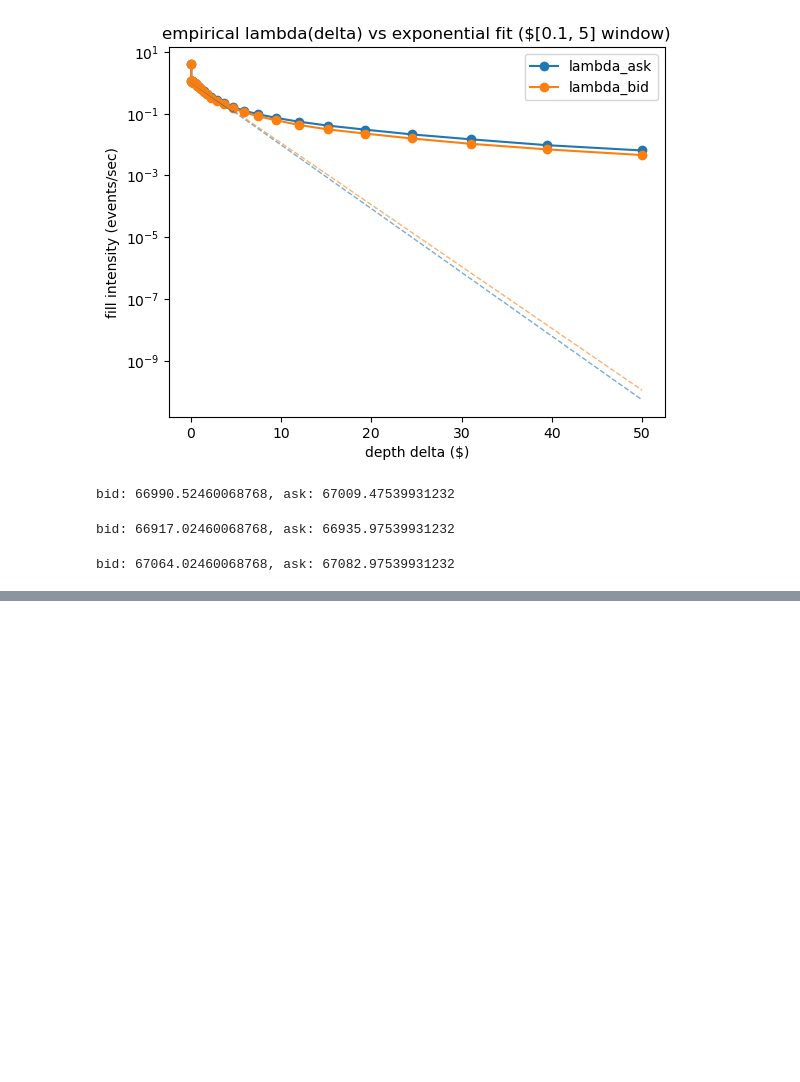
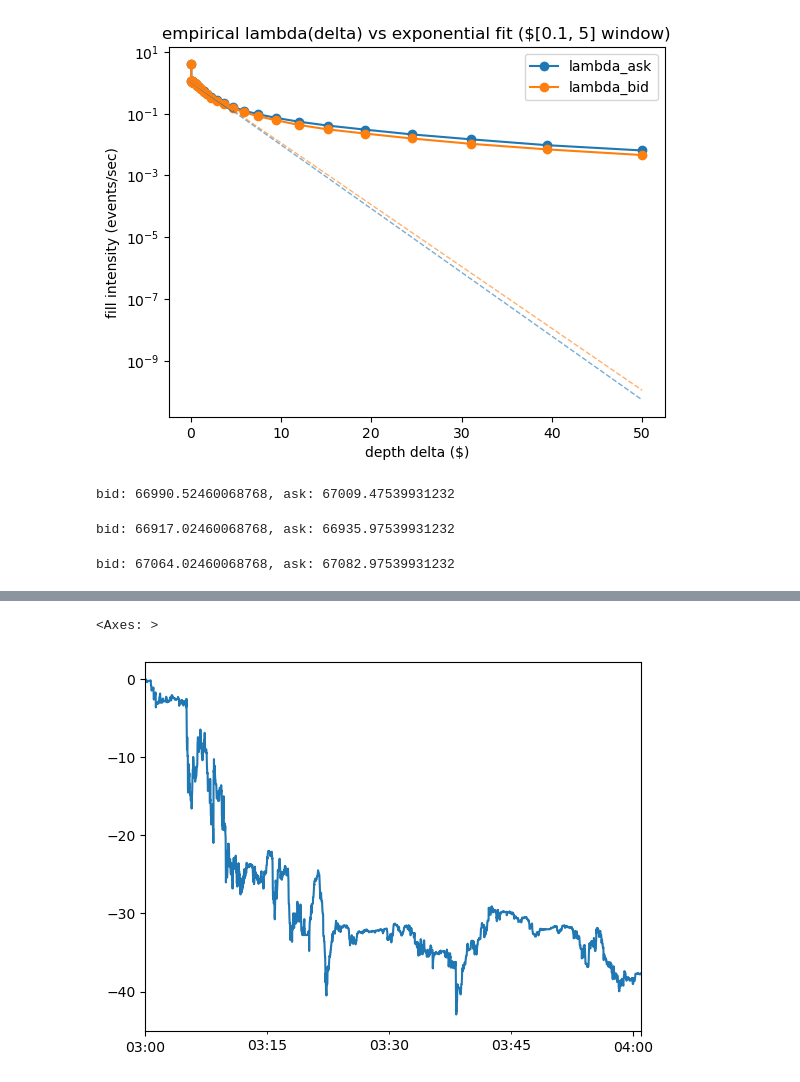
Before and after one commit to akshathp0/avellaneda-stoikov, a Jupyter notebook: validate_data.ipynb, the cells around one changed output, grey strips where cells are left out. Cells and saved outputs as stored; diff of their text form; code cells hidden in the pictures; blank space fills up the shorter version.

```diff
--- a/validate_data.ipynb
+++ b/validate_data.ipynb
@@ -310,0 +350,5 @@ bid: 67064.02460068768, ask: 67082.97539931232
+# %%
+results['wealth'].plot()
+# %% [output]
+<Axes: >
+[figure, added]
```
Also changed, not shown: parts of 14 cells of this notebook, 4 other files.
